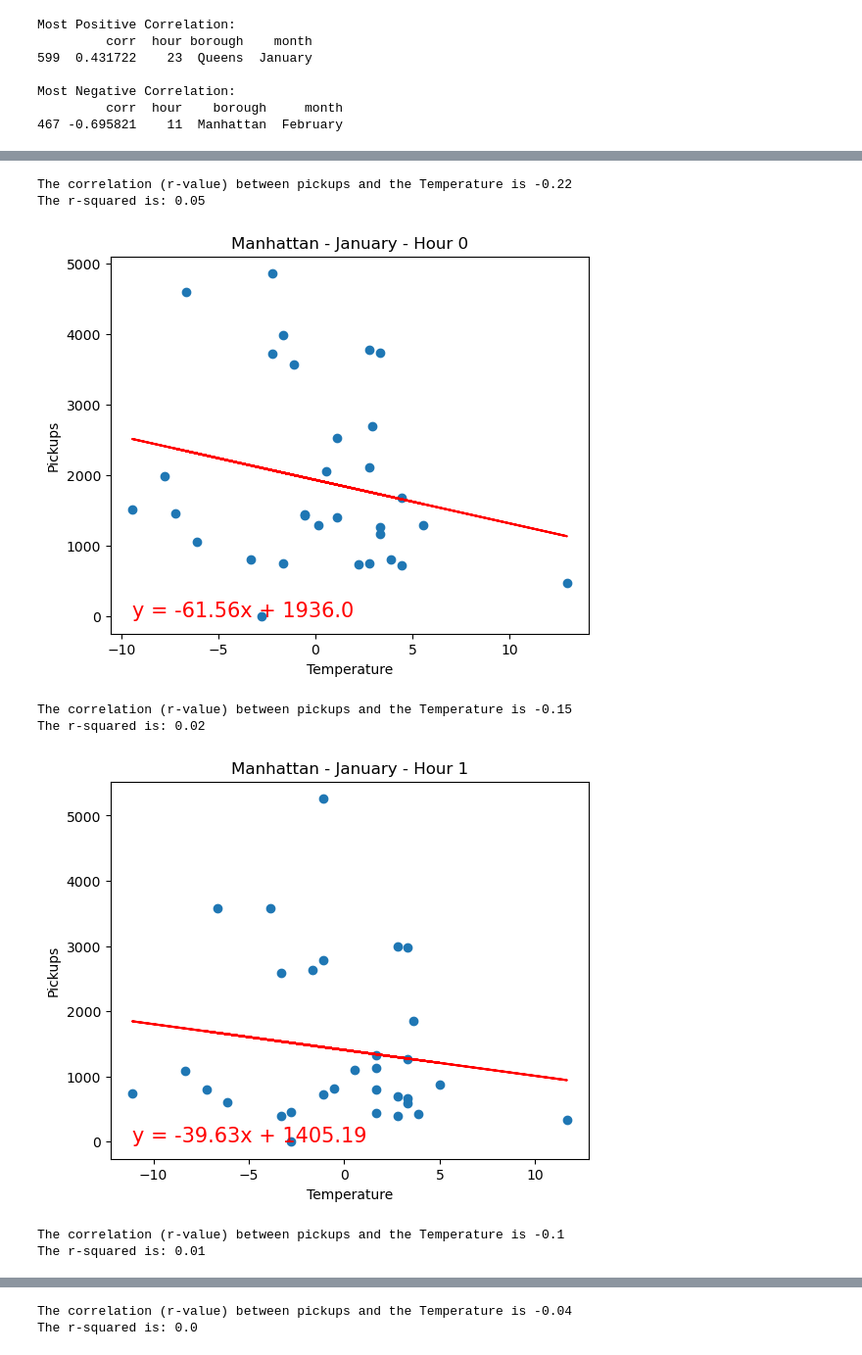
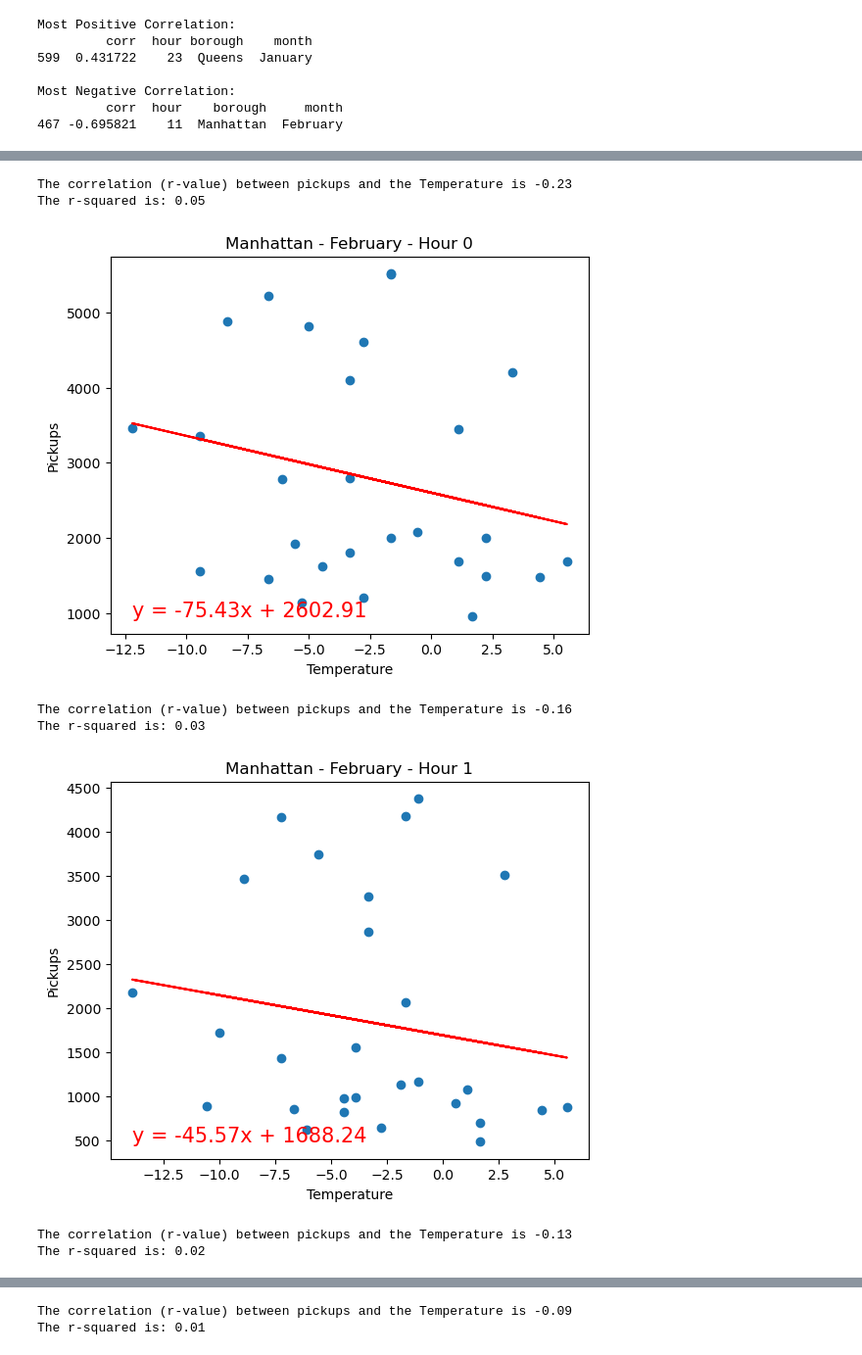
Before and after one commit to Jherza-X/Project1-Group9, a Jupyter notebook: Uber-Weather-Project/project-1 - Q1.ipynb, the cells around one changed output, grey strips where cells are left out. Shown at 98% size. Saved outputs shown, nothing was run; the diff lists cells and outputs as text; code cells hidden in the pictures.

```diff
--- a/Uber-Weather-Project/project-1 - Q1.ipynb
+++ b/Uber-Weather-Project/project-1 - Q1.ipynb
@@ -53,3 +52,0 @@ df.head()
-# %%
-df['Temperature'] = 5/9*(df['Temperature'] - 32)
-df.head()
@@ -230,7 +381,7 @@ Most Negative Correlation:
 # %%
-# Filter data for January in the Bronx at hour 0
+# Filter data for January in the Manhattan at 24 hour
 for x in range(24):
-    Manhattan_jan = df[(df['month'] == 'January') & (df['borough'] == 'Manhattan') & (df['hour'] == x)]
+    Manhattan_jan = df[(df['month'] == 'February') & (df['borough'] == 'Manhattan') & (df['hour'] == x)]
     pickups = Manhattan_jan['pickups']
     variable_data = Manhattan_jan['Temperature']
 
@@ -247,38 +398,38 @@ for x in range(24):
     (slope, intercept, rvalue, pvalue, stderr) = linregress(variable_data, pickups)
 
     # Calculate the values predicted by the linear regression model
     regress_values = (variable_data * slope + intercept)
 
     # Create a string representing the equation of the regression line
     line_eq = "y = " + str(round(slope, 2)) + "x + " + str(round(intercept, 2))
 
     # Create a scatter plot of the current variable against 'pickups'
     plt.scatter(variable_data, pickups)
 
     # Plot the regression line in red
     plt.plot(variable_data, regress_values, "r-")
 
     # Annotate the plot with the regression equation
     plt.annotate(line_eq, (min(variable_data), min(pickups)), fontsize=15, color="red")
 
     # Set labels for the y-axis and x-axis
     plt.xlabel('Temperature')
     plt.ylabel("Pickups")
 
-    plt.title(f"Manhattan - January - Hour {x}")
+    plt.title(f"Manhattan - February - Hour {x}")
 
     # Print the r-squared value (coefficient of determination), rounded to two decimal places
     print(f"The r-squared is: {round(rvalue**2, 2)}")
 
     # Display the plots
 
     plt.show()
 # %% [output]
-The correlation (r-value) between pickups and the Temperature is -0.22
+The correlation (r-value) between pickups and the Temperature is -0.23
 The r-squared is: 0.05
-[figure, old version]
+[figure, new version]
-The correlation (r-value) between pickups and the Temperature is -0.15
-The r-squared is: 0.02
+The correlation (r-value) between pickups and the Temperature is -0.16
+The r-squared is: 0.03
-[figure, old version]
+[figure, new version]
-The correlation (r-value) between pickups and the Temperature is -0.1
-The r-squared is: 0.01
+The correlation (r-value) between pickups and the Temperature is -0.13
+The r-squared is: 0.02
@@ -286,2 +437,2 @@ The r-squared is: 0.01
-The correlation (r-value) between pickups and the Temperature is -0.04
-The r-squared is: 0.0
+The correlation (r-value) between pickups and the Temperature is -0.09
+The r-squared is: 0.01
```
Also changed, not shown: parts of 10 cells of this notebook.
